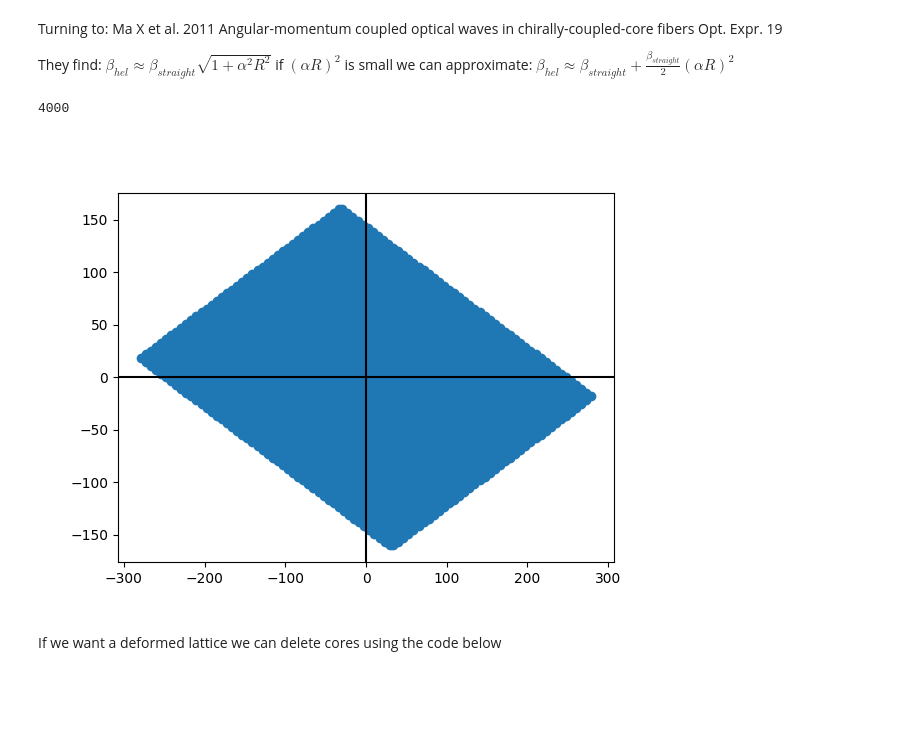
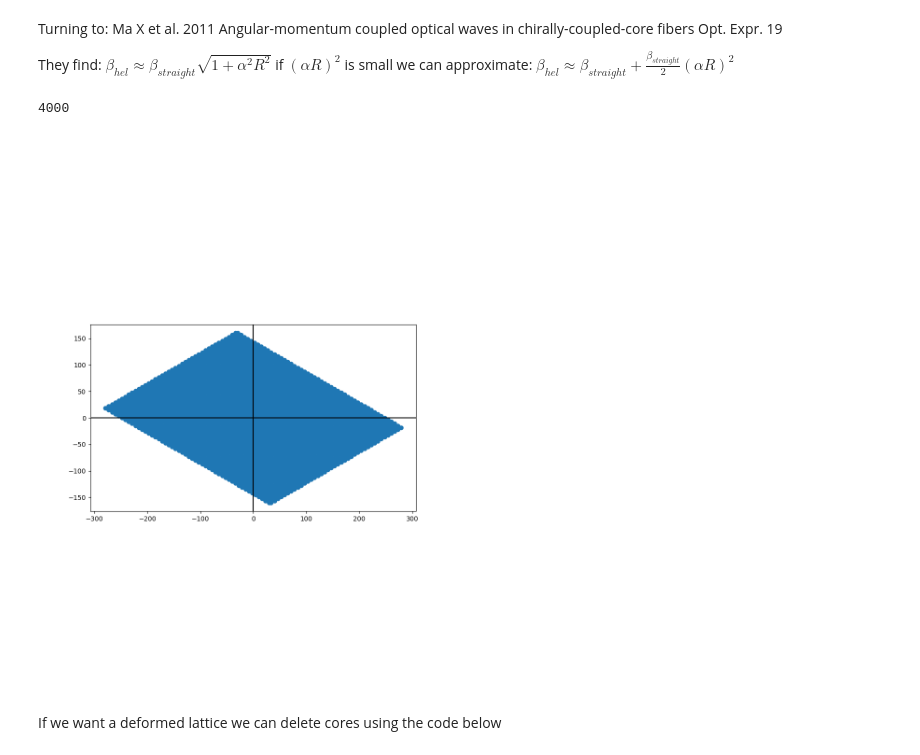
Before and after one commit to NRobertsF91W/PhD-Jupyter-Notebooks, a Jupyter notebook: twisted honeycomb numerical analysis chern number.ipynb, the cells around one changed output. Saved outputs shown, nothing was run; the diff lists cells and outputs as text; code cells hidden in the pictures; blank space fills up the shorter version.

```diff
--- a/twisted honeycomb numerical analysis chern number.ipynb
+++ b/twisted honeycomb numerical analysis chern number.ipynb
@@ -60,24 +52,22 @@ def build_honeycomb(n,m, pitch):
     centered_coord_list = full_coord_list - (n*a_1 + m*a_2)/2 + np.array([2*pitch,0])
 
     return centered_coord_list
-# %%
-b_10_list = build_honeycomb(40,50, PITCH)
-# plt.scatter(b_10_list[:,0], b_10_list[:,1]);
-# plt.scatter(b_10_list[:,0]-11.5*PITCH, b_10_list[:,1]-np.sqrt(3)*PITCH/2);
-
-plt.axhline(0, color='black')
-plt.axvline(0, color='black')
-
-
-
-plt.scatter(b_10_list[:,0], b_10_list[:,1])
-# plt.scatter(b_10_list[:10,0], b_10_list[:10,1]);
-# plt.scatter(b_10_list[10,0], b_10_list[10,1]);
-# plt.scatter(b_10_list[20,0], b_10_list[20,1]);
-print(len(b_10_list))
-# %% [output]
-4000
-[figure, removed]
+# %%
+PITCH = 4.2
+b_10_list = build_honeycomb(40,50, PITCH)
+
+fig_lattice_plot = plt.figure(figsize=(9,12))
+ax_lattice_plot = fig_lattice_plot.add_subplot(111)
+ax_lattice_plot.axhline(0, color='black')
+ax_lattice_plot.axvline(0, color='black')
+ax_lattice_plot.scatter(b_10_list[:,0], b_10_list[:,1])
+ax_lattice_plot.set_aspect('equal')
+print(len(b_10_list))
+
+plt.show()
+# %% [output]
+4000
+[figure, added]
 # %% [markdown]
 If we want a deformed lattice we can delete cores using the code below
 # %%
```
Also changed, not shown: parts of 73 cells of this notebook.
